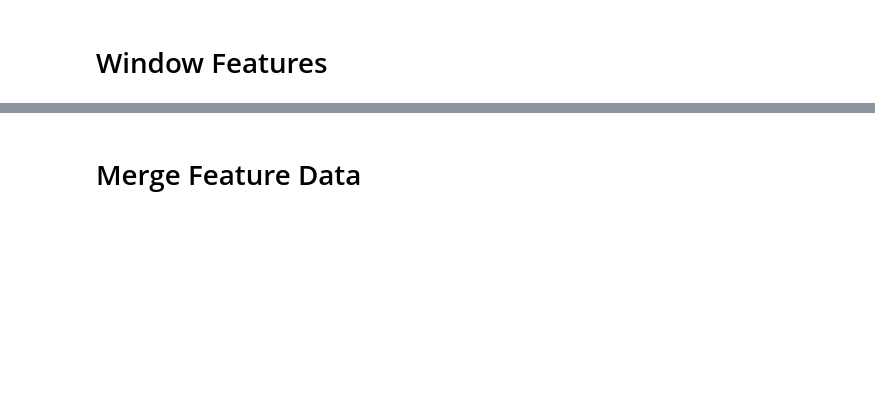
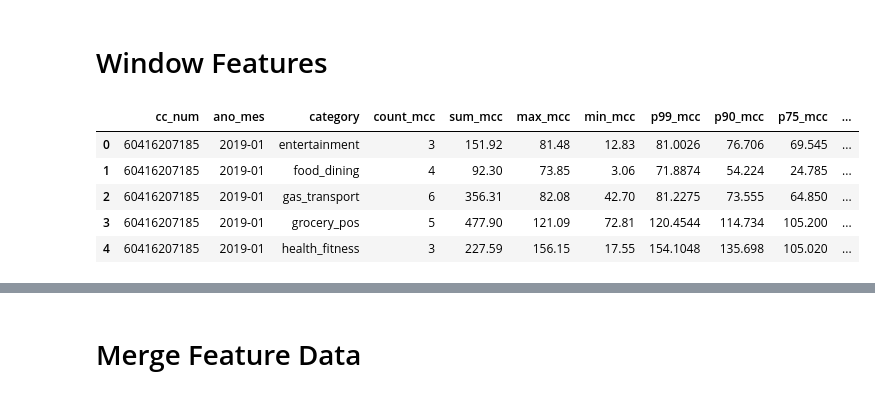
Before and after one commit to TiFalcom/experimentacao, a Jupyter notebook: notebooks/Prep.ipynb, the cells around one changed output, grey strips where cells are left out. Saved outputs shown, nothing was run; the diff lists cells and outputs as text; code cells hidden in the pictures; blank space fills up the shorter version.

```diff
--- a/notebooks/Prep.ipynb
+++ b/notebooks/Prep.ipynb
@@ -59,6 +73,15 @@ df_top_mcc = df.groupby(['cc_num', 'ano_mes','category']).agg({'amt' : ['count',
 df_top_mcc = df_top_mcc.reset_index()
 # %%
 df_top_mcc.columns = ['cc_num', 'ano_mes', 'category', 'count_mcc', 'sum_mcc', 'max_mcc', 'min_mcc', 'p99_mcc', 'p90_mcc', 'p75_mcc', 'median_mcc', 'p25_mcc', 'p10_mcc', 'p01_mcc']
+# %%
+df_top_mcc.head()
+# %% [output]
+|  | cc_num | ano_mes | category | count_mcc | sum_mcc | max_mcc | min_mcc | p99_mcc | p90_mcc | p75_mcc | ... |
+| 0 | 60416207185 | 2019-01 | entertainment | 3 | 151.92 | 81.48 | 12.83 | 81.0026 | 76.706 | 69.545 | ... |
+| 1 | 60416207185 | 2019-01 | food_dining | 4 | 92.30 | 73.85 | 3.06 | 71.8874 | 54.224 | 24.785 | ... |
+| 2 | 60416207185 | 2019-01 | gas_transport | 6 | 356.31 | 82.08 | 42.70 | 81.2275 | 73.555 | 64.850 | ... |
+| 3 | 60416207185 | 2019-01 | grocery_pos | 5 | 477.90 | 121.09 | 72.81 | 120.4544 | 114.734 | 105.200 | ... |
+| 4 | 60416207185 | 2019-01 | health_fitness | 3 | 227.59 | 156.15 | 17.55 | 154.1048 | 135.698 | 105.020 | ... |
 # %%
 df_top3_mcc = (df.groupby(['cc_num', 'ano_mes', 'category'])
                .size().reset_index(name='count')
```
Also changed, not shown: parts of 34 cells of this notebook, 1 other file.
